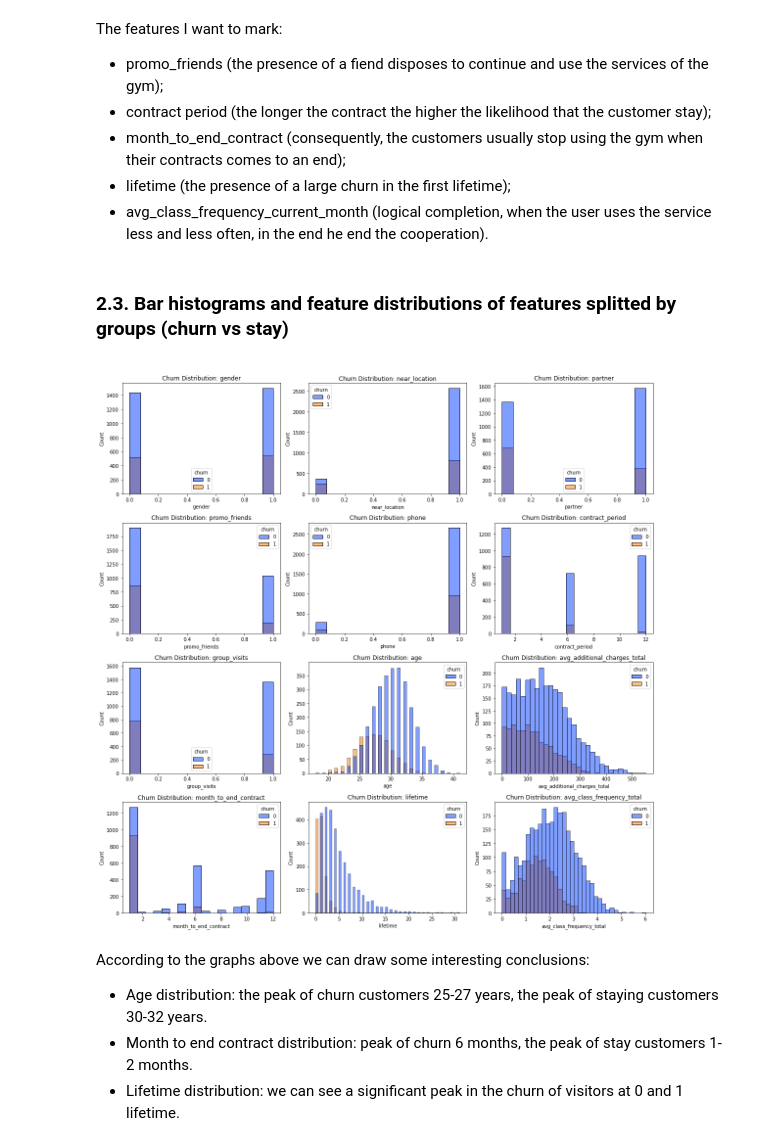
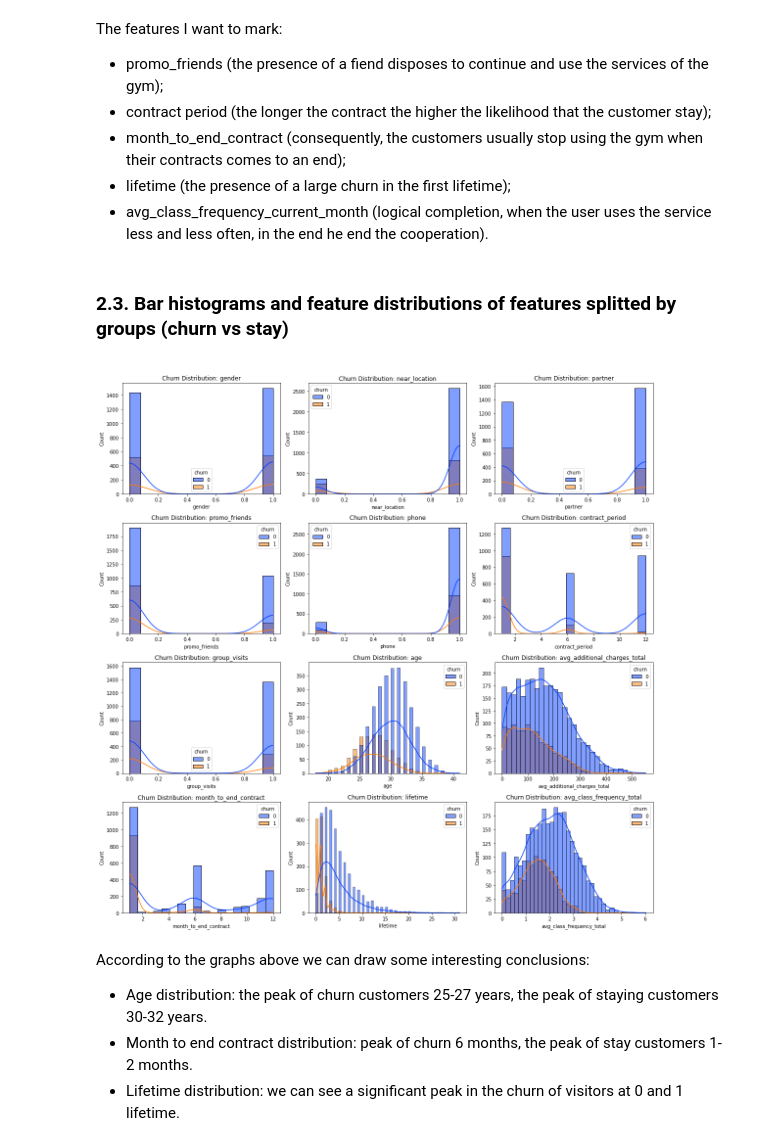
Before and after one commit to marytet/DataAnalystPortfolio, a Jupyter notebook: customer_churn_prediction_and_retention/gym.ipynb, the cells around one changed output. Saved outputs shown, nothing was run; the diff lists cells and outputs as text; code cells hidden in the pictures.

```diff
--- a/customer_churn_prediction_and_retention/gym.ipynb
+++ b/customer_churn_prediction_and_retention/gym.ipynb
@@ -188,22 +187,22 @@ The features I want to mark:
 </ul>
 # %% [markdown]
 ### 2.3. Bar histograms and feature distributions of features splitted by groups (churn vs stay)
-<a class="anchor" id="2.3"></a>
+<a class="anchor" id="2_3"></a>
 # %%
 count=1
 plt.subplots(figsize=(16, 16))
 for i in mf.drop("churn",axis=1).columns:
     if count > 12:
         continue
     else:
         plt.subplot(4,3,count)
         plt.title('Churn Distribution: {}'.format(str(i)))
-        sns.histplot(data=mf, x=i, hue="churn", palette='bright')
+        sns.histplot(data=mf, x=i, hue="churn",kde=True, palette='bright')
         count+=1
 plt.tight_layout()
 plt.show()
 # %% [output]
-[figure, old version]
+[figure, new version]
 # %% [markdown]
 According to the graphs above we can draw some interesting conclusions:
 <ul>
```
Also changed, not shown: parts of 35 cells of this notebook, 4 other files.
